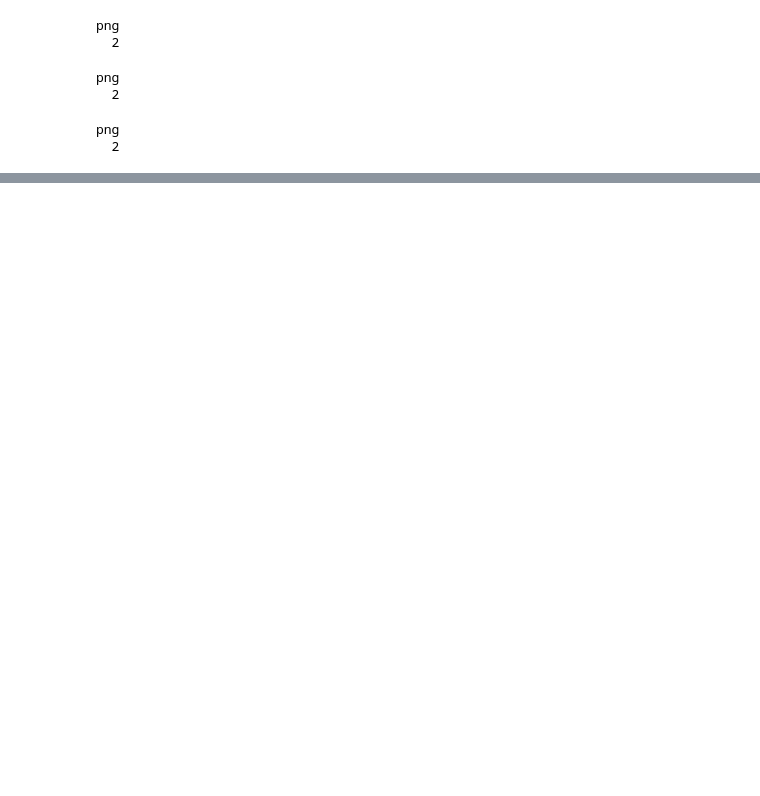
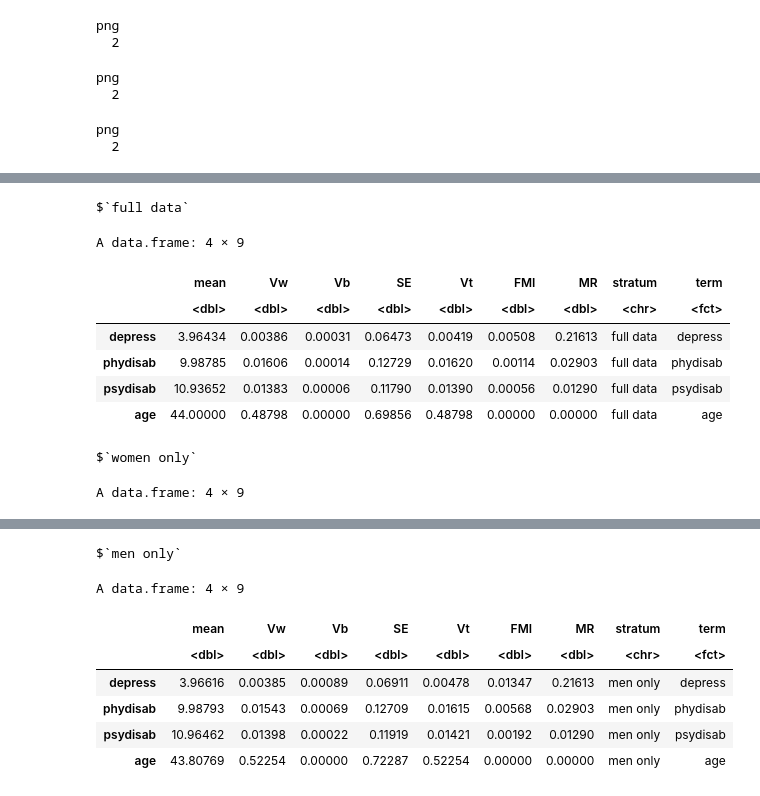
Before and after one commit to joy-kitson/epib-664-final-project, a Jupyter notebook: analysis.ipynb, the cells around one changed output, grey strips where cells are left out. Cells and saved outputs as stored; diff of their text form; code cells hidden in the pictures; blank space fills up the shorter version.

```diff
--- a/analysis.ipynb
+++ b/analysis.ipynb
@@ -312,6 +315,8 @@ coeff_em = function(data, em_results, indep_col, predictor_cols=NULL,
 }
 # %% [markdown]
 # Analysis
+# %%
+mi_results = list()
 # %% [markdown]
 ## Full Data
 # %%
@@ -467,0 +463,3 @@ A data.frame: 4 × 7
+# %%
+mi_results[['full data']] = summarize_pooled_results(mi_data, precision=5)
+mi_results[['full data']]
@@ -758,0 +755,4 @@ A data.frame: 4 × 7
+# %%
+mi_results[['women only']] =
+    summarize_pooled_results(mi_female_data, precision=5)
+mi_results[['women only']]
@@ -1044,0 +1043,4 @@ A data.frame: 4 × 7
+# %%
+mi_results[['men only']] =
+    summarize_pooled_results(mi_male_data, precision=5)
+mi_results[['men only']]
@@ -1305,0 +1427,13 @@ png
+# %%
+mi_results
+# %% [output]
+$`full data`
+A data.frame: 4 × 9
+|  | mean | Vw | Vb | SE | Vt | FMI | MR | stratum | term |
+|  | <dbl> | <dbl> | <dbl> | <dbl> | <dbl> | <dbl> | <dbl> | <chr> | <fct> |
+| depress | 3.96434 | 0.00386 | 0.00031 | 0.06473 | 0.00419 | 0.00508 | 0.21613 | full data | depress |
+| phydisab | 9.98785 | 0.01606 | 0.00014 | 0.12729 | 0.01620 | 0.00114 | 0.02903 | full data | phydisab |
+| psydisab | 10.93652 | 0.01383 | 0.00006 | 0.11790 | 0.01390 | 0.00056 | 0.01290 | full data | psydisab |
+| age | 44.00000 | 0.48798 | 0.00000 | 0.69856 | 0.48798 | 0.00000 | 0.00000 | full data | age |
+$`women only`
+A data.frame: 4 × 9
@@ -1305,0 +1446,8 @@ png
+$`men only`
+A data.frame: 4 × 9
+|  | mean | Vw | Vb | SE | Vt | FMI | MR | stratum | term |
+|  | <dbl> | <dbl> | <dbl> | <dbl> | <dbl> | <dbl> | <dbl> | <chr> | <fct> |
+| depress | 3.96616 | 0.00385 | 0.00089 | 0.06911 | 0.00478 | 0.01347 | 0.21613 | men only | depress |
+| phydisab | 9.98793 | 0.01543 | 0.00069 | 0.12709 | 0.01615 | 0.00568 | 0.02903 | men only | phydisab |
+| psydisab | 10.96462 | 0.01398 | 0.00022 | 0.11919 | 0.01421 | 0.00192 | 0.01290 | men only | psydisab |
+| age | 43.80769 | 0.52254 | 0.00000 | 0.72287 | 0.52254 | 0.00000 | 0.00000 | men only | age |
```
Also changed, not shown: parts of 17 cells of this notebook.
